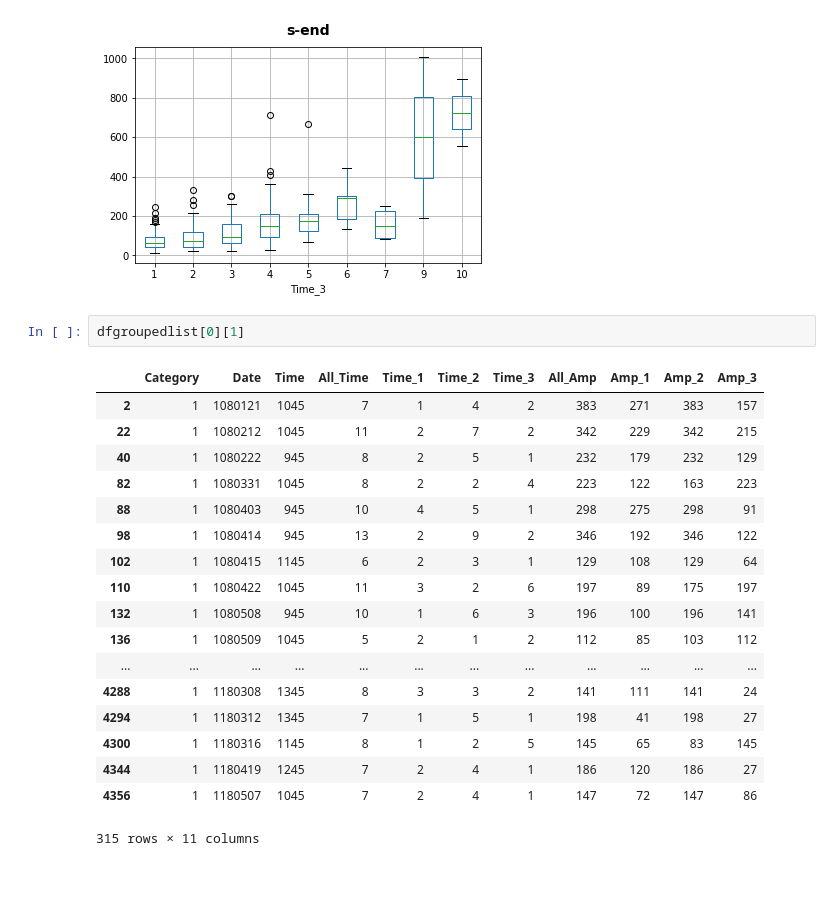
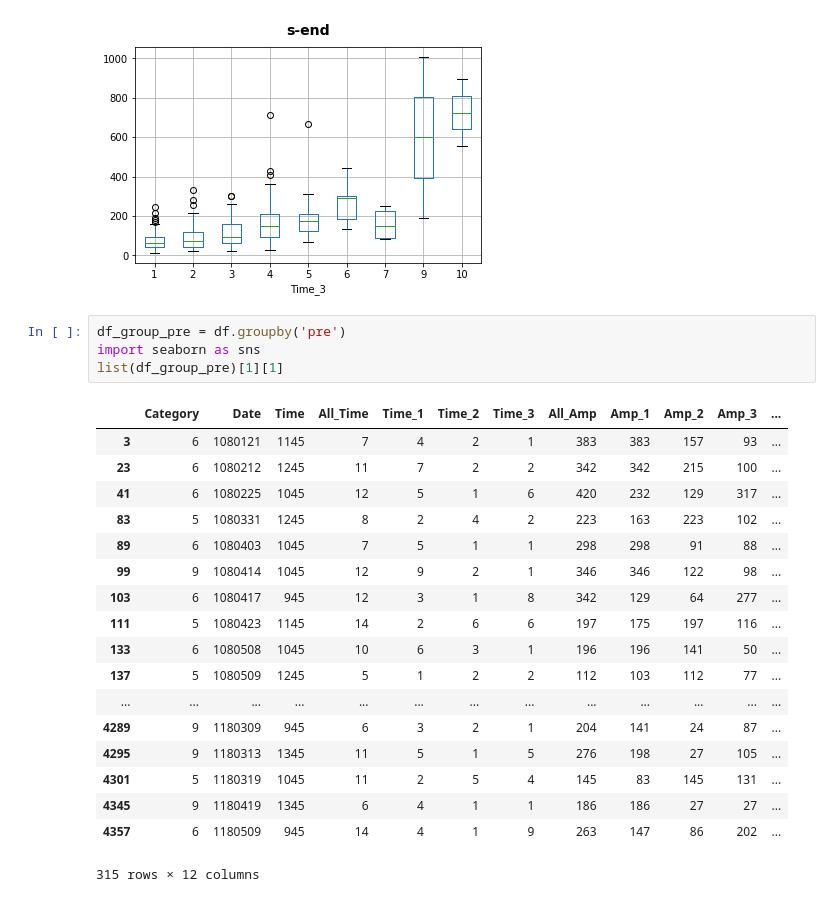
Before and after one commit to wcchang1019/Python-Futures, a Jupyter notebook: LineChart-Statistics.ipynb, the cells around one changed output. Cells and saved outputs as stored; diff of their text form.

```diff
--- a/LineChart-Statistics.ipynb
+++ b/LineChart-Statistics.ipynb
@@ -112,24 +112,26 @@ plot_box_Amp3_Time3(10)
 [figure]
 [figure]
 [figure]
-# %%
-dfgroupedlist[0][1]
-# %% [output]
-|  | Category | Date | Time | All_Time | Time_1 | Time_2 | Time_3 | All_Amp | Amp_1 | Amp_2 | Amp_3 |
-| 2 | 1 | 1080121 | 1045 | 7 | 1 | 4 | 2 | 383 | 271 | 383 | 157 |
-| 22 | 1 | 1080212 | 1045 | 11 | 2 | 7 | 2 | 342 | 229 | 342 | 215 |
-| 40 | 1 | 1080222 | 945 | 8 | 2 | 5 | 1 | 232 | 179 | 232 | 129 |
-| 82 | 1 | 1080331 | 1045 | 8 | 2 | 2 | 4 | 223 | 122 | 163 | 223 |
-| 88 | 1 | 1080403 | 945 | 10 | 4 | 5 | 1 | 298 | 275 | 298 | 91 |
-| 98 | 1 | 1080414 | 945 | 13 | 2 | 9 | 2 | 346 | 192 | 346 | 122 |
-| 102 | 1 | 1080415 | 1145 | 6 | 2 | 3 | 1 | 129 | 108 | 129 | 64 |
-| 110 | 1 | 1080422 | 1045 | 11 | 3 | 2 | 6 | 197 | 89 | 175 | 197 |
-| 132 | 1 | 1080508 | 945 | 10 | 1 | 6 | 3 | 196 | 100 | 196 | 141 |
-| 136 | 1 | 1080509 | 1045 | 5 | 2 | 1 | 2 | 112 | 85 | 103 | 112 |
-| ... | ... | ... | ... | ... | ... | ... | ... | ... | ... | ... | ... |
-| 4288 | 1 | 1180308 | 1345 | 8 | 3 | 3 | 2 | 141 | 111 | 141 | 24 |
-| 4294 | 1 | 1180312 | 1345 | 7 | 1 | 5 | 1 | 198 | 41 | 198 | 27 |
-| 4300 | 1 | 1180316 | 1145 | 8 | 1 | 2 | 5 | 145 | 65 | 83 | 145 |
-| 4344 | 1 | 1180419 | 1245 | 7 | 2 | 4 | 1 | 186 | 120 | 186 | 27 |
-| 4356 | 1 | 1180507 | 1045 | 7 | 2 | 4 | 1 | 147 | 72 | 147 | 86 |
-315 rows × 11 columns
+# %%
+df_group_pre = df.groupby('pre')
+import seaborn as sns
+list(df_group_pre)[1][1]
+# %% [output]
+|  | Category | Date | Time | All_Time | Time_1 | Time_2 | Time_3 | All_Amp | Amp_1 | Amp_2 | Amp_3 | ... |
+| 3 | 6 | 1080121 | 1145 | 7 | 4 | 2 | 1 | 383 | 383 | 157 | 93 | ... |
+| 23 | 6 | 1080212 | 1245 | 11 | 7 | 2 | 2 | 342 | 342 | 215 | 100 | ... |
+| 41 | 6 | 1080225 | 1045 | 12 | 5 | 1 | 6 | 420 | 232 | 129 | 317 | ... |
+| 83 | 5 | 1080331 | 1245 | 8 | 2 | 4 | 2 | 223 | 163 | 223 | 102 | ... |
+| 89 | 6 | 1080403 | 1045 | 7 | 5 | 1 | 1 | 298 | 298 | 91 | 88 | ... |
+| 99 | 9 | 1080414 | 1045 | 12 | 9 | 2 | 1 | 346 | 346 | 122 | 98 | ... |
+| 103 | 6 | 1080417 | 945 | 12 | 3 | 1 | 8 | 342 | 129 | 64 | 277 | ... |
+| 111 | 5 | 1080423 | 1145 | 14 | 2 | 6 | 6 | 197 | 175 | 197 | 116 | ... |
+| 133 | 6 | 1080508 | 1045 | 10 | 6 | 3 | 1 | 196 | 196 | 141 | 50 | ... |
+| 137 | 5 | 1080509 | 1245 | 5 | 1 | 2 | 2 | 112 | 103 | 112 | 77 | ... |
+| ... | ... | ... | ... | ... | ... | ... | ... | ... | ... | ... | ... | ... |
+| 4289 | 9 | 1180309 | 945 | 6 | 3 | 2 | 1 | 204 | 141 | 24 | 87 | ... |
+| 4295 | 9 | 1180313 | 1345 | 11 | 5 | 1 | 5 | 276 | 198 | 27 | 105 | ... |
+| 4301 | 5 | 1180319 | 1045 | 11 | 2 | 5 | 4 | 145 | 83 | 145 | 131 | ... |
+| 4345 | 9 | 1180419 | 1345 | 6 | 4 | 1 | 1 | 186 | 186 | 27 | 27 | ... |
+| 4357 | 6 | 1180509 | 945 | 14 | 4 | 1 | 9 | 263 | 147 | 86 | 202 | ... |
+315 rows × 12 columns
```
Also changed, not shown: parts of 9 cells of this notebook, 1 other file.
